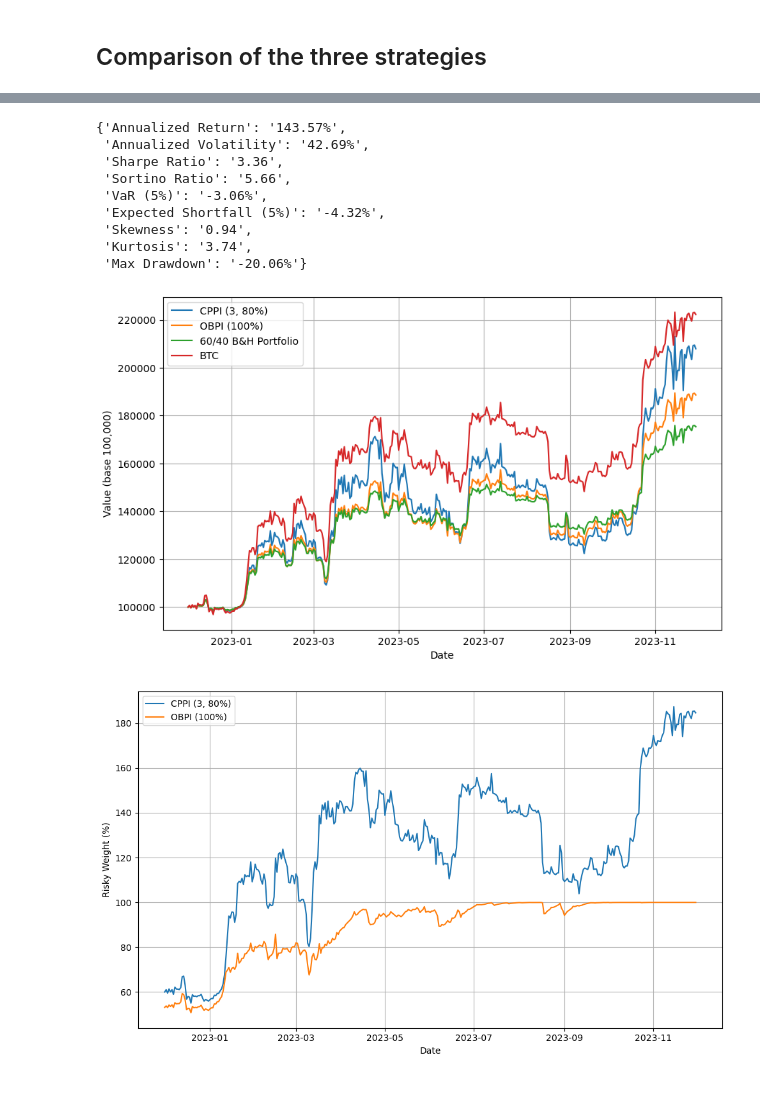
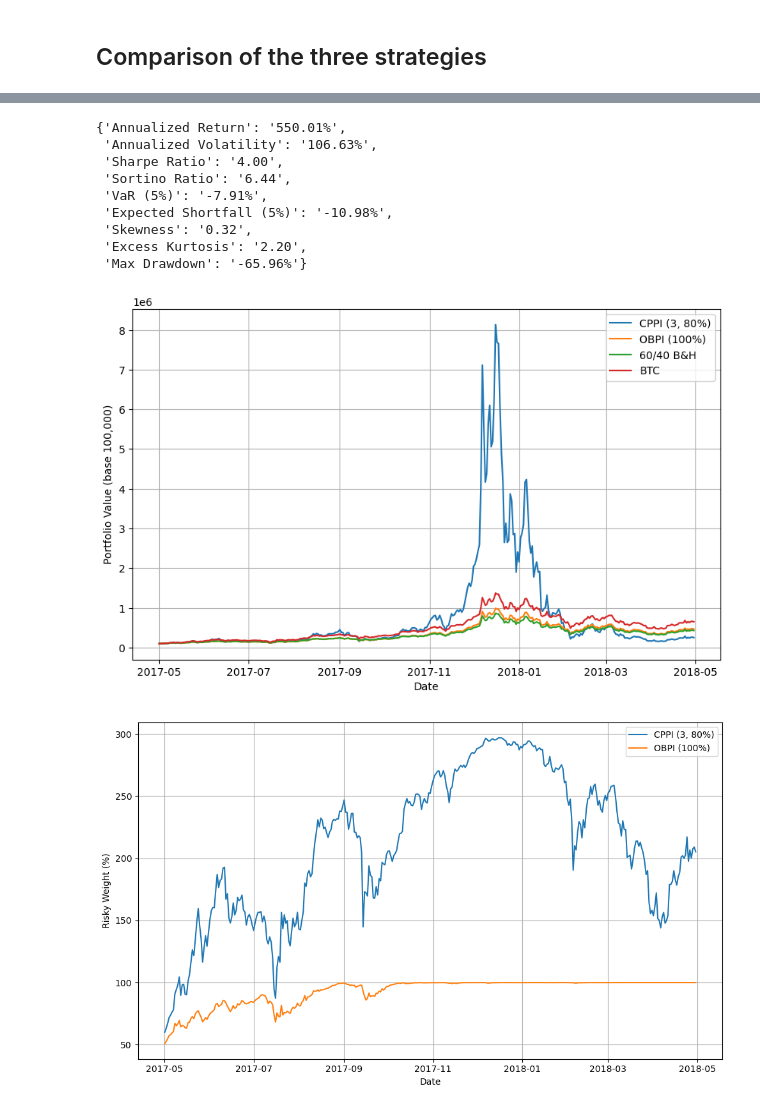
Before and after one commit to ugoescato/Applied-Master-Project, a Jupyter notebook: historical_analysis_daily.ipynb, the cells around one changed output, grey strips where cells are left out. Cells and saved outputs as stored; diff of their text form; code cells hidden in the pictures.

```diff
--- a/historical_analysis_daily.ipynb
+++ b/historical_analysis_daily.ipynb
@@ -69,8 +88,8 @@ initial_portfolio_value = 100000
 multipliers = [1, 2, 3, 4, 5, 6]  # Array of multipliers
 floor_fractions = [0.5, 0.6, 0.7, 0.8, 0.9, 1]  # Array of floor fractions
 # %%
-start_date = '2022-12'
-end_date = '2023-11'
+start_date = '2017-05'
+end_date = '2018-04'
 
 btc_array = np.array(btc_daily.loc[start_date:end_date])
 t_bill_array = np.array(t_bill_daily.loc[start_date:end_date])
@@ -107,21 +131,8 @@ btc_returns = btc_daily.pct_change().dropna()
 # Step 2: Rescale the returns to improve convergence (scale by 100)
 scaled_returns = btc_returns * 100
 
-# # Step 3: Fit the GARCH(1,1) model to the rescaled returns
-# garch_model = arch_model(scaled_returns, vol='GARCH', p=1, q=1, dist='t')
-# garch_fit = garch_model.fit(disp='off')
-
-# # Step 4: Extract the GARCH volatility (conditional standard deviation)
-# garch_volatility = garch_fit.conditional_volatility
-
-# # Step 5: Rescale the GARCH volatility back to the original scale
-# garch_volatility = garch_volatility / 100
-
-# # Step 6: Annualize the GARCH volatility
-# garch_annualized_volatility = garch_volatility * np.sqrt(365)
-
 # Step 7: Fit the EGARCH(1,1) model to the rescaled returns
-egarch_model = arch_model(scaled_returns, vol='EGARCH', p=1, q=1, dist='ged')
+egarch_model = arch_model(scaled_returns, vol='EGARCH', p=1, o=1, q=1, dist='GED')
 egarch_fit = egarch_model.fit(disp='off')
 
 # Step 8: Extract the EGARCH volatility (conditional standard deviation)
@@ -146,6 +157,5 @@ plt.tight_layout()
 plt.show()
 
 # Optionally, print the model summaries
-# print(garch_fit.summary())
 print(egarch_fit.summary())
 # %% [output]
@@ -371,11 +358,11 @@ for key, df in cppi_results.items():
 
     # Plot only if the multiplier matches the fixed multiplier
     if multiplier == fixed_multiplier:
-        plt.plot(df.index, df['Basket Value'], label=f'Floor Fraction={floor_fraction}')
+        plt.plot(df.index, df['Basket Value'], label=f'Floor Fraction={floor_fraction*100}%')
 
-plt.xlabel('Time')
-plt.ylabel('Basket Value')
-plt.title(f'Basket Value Paths for Different Floor Fractions (Multiplier Fixed at {fixed_multiplier})')
+plt.xlabel('Date')
+plt.ylabel('Portfolio Value')
+#plt.title(f'Basket Value Paths for Different Floor Fractions (Multiplier Fixed at {fixed_multiplier})')
 plt.legend()
 plt.show()
 # %% [output]
@@ -508,5 +495,5 @@ def obpi_strategy(risky_asset, riskless_rate, floor_fractions, initial_portfolio
 # %%
 time_to_maturity = len(btc_array)/365  # adjust (52 for weekly, 252 for daily)
 
-obpi_results = obpi_strategy(btc_array, t_bill_array, floor_fractions, initial_portfolio_value, time_to_maturity, garch_annualized_volatility[start_date:end_date])
+obpi_results = obpi_strategy(btc_array, t_bill_array, floor_fractions, initial_portfolio_value, time_to_maturity, egarch_annualized_volatility[start_date:end_date])
 # %%
@@ -811,20 +801,18 @@ B&H Information Ratio: -2.13
 # 1. Compute Daily Returns
 btc_prices = btc_array.flatten()
 daily_returns = btc_prices[1:] / btc_prices[:-1] - 1
-
-# 2. Annualized Return (Geometric Mean)
-annualized_return = (1 + np.mean(daily_returns)) ** 365 - 1
+total_return = (btc_prices[-1] / btc_prices[0]) - 1
 
 # 3. Annualized Volatility
-annualized_volatility = np.std(daily_returns, ddof=1) * np.sqrt(365)
+annualized_volatility = np.mean(np.std(daily_returns, ddof=1)) * np.sqrt(365)
 
 # 4. Sharpe Ratio (assuming risk-free rate = 0)
-sharpe_ratio = annualized_return / annualized_volatility
+sharpe_ratio = (total_return - np.mean(t_bill_array)) / annualized_volatility
 
 # 5. Sortino Ratio (downside risk only)
 downside_returns = daily_returns[daily_returns < 0]
 downside_volatility = np.std(downside_returns, ddof=1) * np.sqrt(365)
-sortino_ratio = annualized_return / downside_volatility
+sortino_ratio = (total_return - np.mean(t_bill_array)) / downside_volatility
 
 # 6. Value at Risk (VaR 5%)
 var_5 = np.percentile(daily_returns, 5)
@@ -833,10 +821,10 @@ var_5 = np.percentile(daily_returns, 5)
 expected_shortfall_5 = np.mean(daily_returns[daily_returns <= var_5])
 
 # 8. Skewness (measure of asymmetry)
-returns_skewness = skew(daily_returns)
+returns_skewness = skew(daily_returns, bias=False)
 
 # 9. Kurtosis (measure of "tailedness")
-returns_kurtosis = kurtosis(daily_returns)
+returns_kurtosis = kurtosis(daily_returns, bias=False, fisher=True)  # Fisher's definition (excess kurtosis)
 
 # 10. Max Drawdown (Largest peak-to-trough drop)
 cumulative_returns = (1 + daily_returns).cumprod()
@@ -846,50 +834,50 @@ max_drawdown = drawdown.min()
 
 # Output results
 {
-    "Annualized Return": f"{annualized_return * 100:.2f}%",
+    "Annualized Return": f"{total_return * 100:.2f}%",
     "Annualized Volatility": f"{annualized_volatility * 100:.2f}%",
     "Sharpe Ratio": f"{sharpe_ratio:.2f}",
     "Sortino Ratio": f"{sortino_ratio:.2f}",
     "VaR (5%)": f"{var_5 * 100:.2f}%",
     "Expected Shortfall (5%)": f"{expected_shortfall_5 * 100:.2f}%",
     "Skewness": f"{returns_skewness:.2f}",
-    "Kurtosis": f"{returns_kurtosis:.2f}",
+    "Excess Kurtosis": f"{returns_kurtosis:.2f}",
     "Max Drawdown": f"{max_drawdown * 100:.2f}%"
 }
 # %% [output]
-{'Annualized Return': '143.57%',
- 'Annualized Volatility': '42.69%',
- 'Sharpe Ratio': '3.36',
- 'Sortino Ratio': '5.66',
- 'VaR (5%)': '-3.06%',
- 'Expected Shortfall (5%)': '-4.32%',
- 'Skewness': '0.94',
- 'Kurtosis': '3.74',
- 'Max Drawdown': '-20.06%'}
+{'Annualized Return': '550.01%',
+ 'Annualized Volatility': '106.63%',
+ 'Sharpe Ratio': '4.00',
+ 'Sortino Ratio': '6.44',
+ 'VaR (5%)': '-7.91%',
+ 'Expected Shortfall (5%)': '-10.98%',
+ 'Skewness': '0.32',
+ 'Excess Kurtosis': '2.20',
+ 'Max Drawdown': '-65.96%'}
 # %%
 plt.figure(figsize=(10, 6))
 
 # Plot CPPI results
 plt.plot(cppi_results[(3, 0.8)]['Basket Value'], label='CPPI (3, 80%)')
 
 # Plot OBPI results
 plt.plot(obpi_results[1]['Basket Value'], label='OBPI (100%)')
 
 # Plot B&H results
-plt.plot(cppi_results[(6, 0.9)]['Basket Value'].index, buy_and_hold_df['Total Portfolio Value'], label='60/40 B&H Portfolio')
+plt.plot(cppi_results[(6, 0.9)]['Basket Value'].index, buy_and_hold_df['Total Portfolio Value'], label='60/40 B&H')
 
 # Plot BTC prices as base 100,000
 plt.plot(cppi_results[(6, 0.9)]['Basket Value'].index, btc_array_base_100, label='BTC')
 
 # Add title and labels
 #plt.title('Comparison of Basket Value, CPPI, and 60/40 Portfolio')
 plt.xlabel('Date')
-plt.ylabel('Value (base 100,000)')
+plt.ylabel('Portfolio Value (base 100,000)')
 plt.legend()
 plt.grid(True)
 plt.show()
 # %% [output]
-[figure, old version]
+[figure, new version]
 # %%
 plt.figure(figsize=(10, 6))
 plt.plot(cppi_results[(3, 0.8)]['Risky Weights']*100, label='CPPI (3, 80%)')
@@ -901,4 +889,4 @@ plt.grid(True)
 plt.tight_layout()
 plt.show()
 # %% [output]
-[figure, old version]
+[figure, new version]
```
Also changed, not shown: parts of 24 cells of this notebook, 1 other file.
